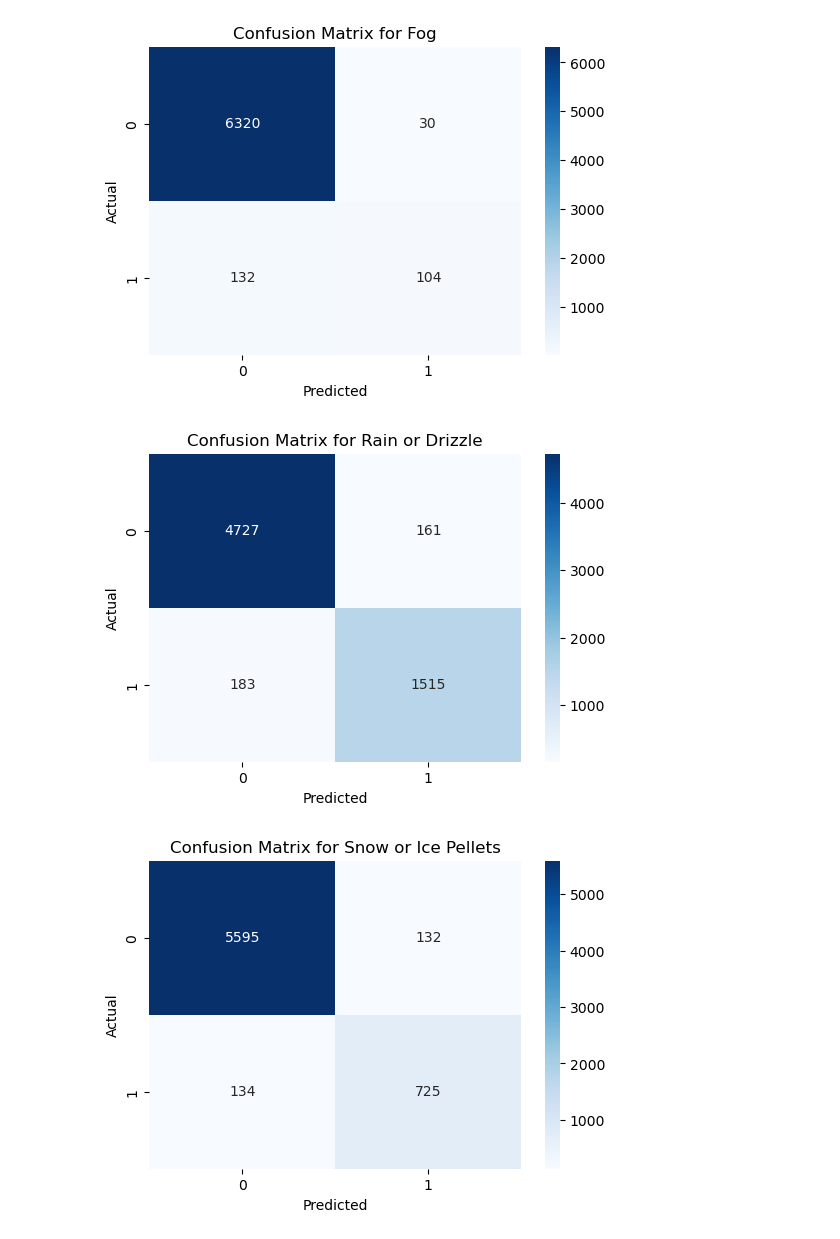
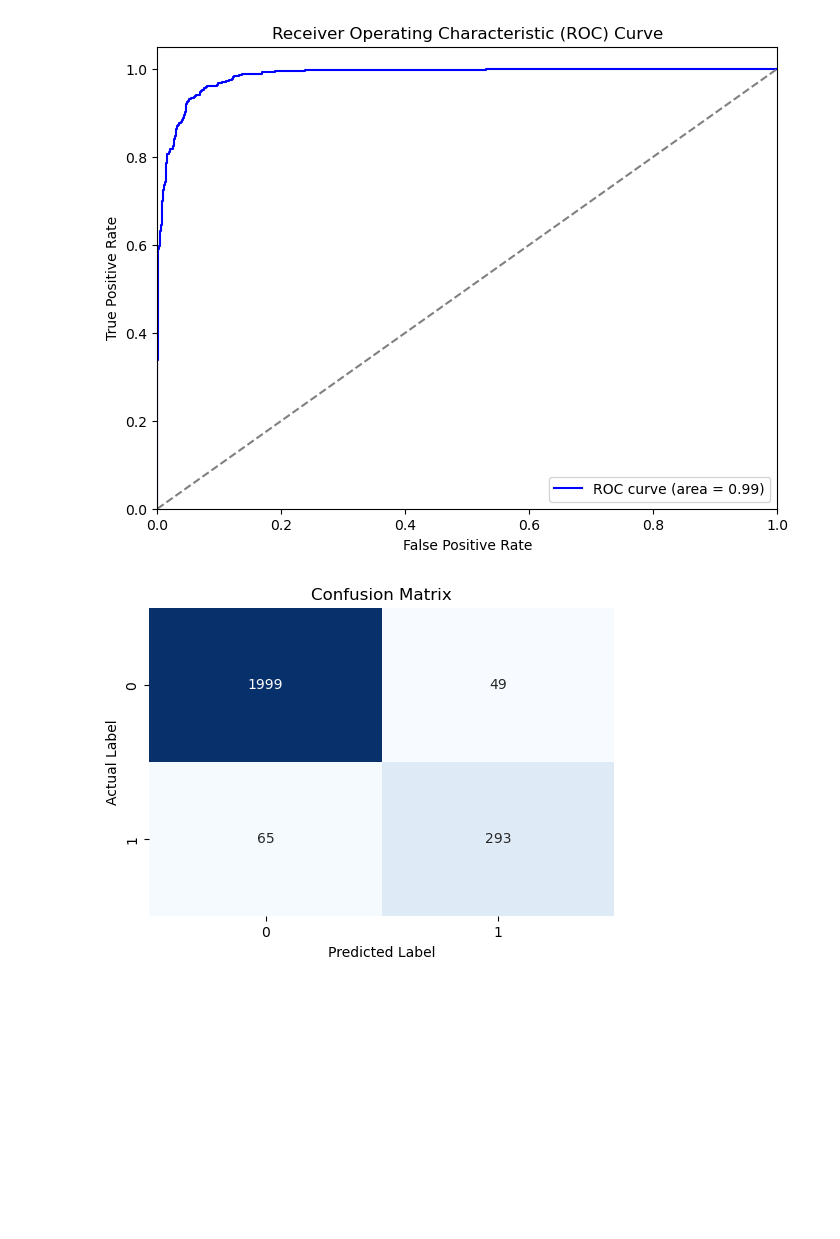
Before and after one commit to MetOffice/ai_data_readiness, a Jupyter notebook: examples/ISD/ISD_xgboost.ipynb, the cells around one changed output. Drawn from its saved outputs; the diff is of its cells as text; code cells hidden in the pictures; blank space fills up the shorter version.

```diff
--- a/examples/ISD/ISD_xgboost.ipynb
+++ b/examples/ISD/ISD_xgboost.ipynb
@@ -82,6 +87,6 @@ f"There are {total_nulls} null values"
 # %%
 # Convert the label column to one-hot encoded format
-labels = df['FRSHTT'].apply(lambda x: list(map(int, x)))
+labels = df['FRSHTT'].apply(lambda x: list(map(int, x[2]))) # x[2] is snow or ice pellets
 labels = np.array(labels.tolist())
 
 # Drop the original label column from the DataFrame
@@ -91,7 +96,7 @@ df = df.drop(columns=['FRSHTT'])
 X = df.values
 
 # Split the data into training and testing sets
-X_train, X_test, y_train, y_test = train_test_split(X, labels, test_size=0.2, random_state=42)
+X_train, X_test, y_train, y_test = train_test_split(X, labels, test_size=0.2)
 
 dtrain = xgb.DMatrix(X_train, label=y_train)
 dtest = xgb.DMatrix(X_test, label=y_test)
@@ -235,23 +169,26 @@ plt.show()
+# %%
+# ROC Curve
+plt.figure(figsize=(8, 6))
+plt.plot(fpr, tpr, color='blue', label=f'ROC curve (area = {roc_auc:.2f})')
+plt.plot([0, 1], [0, 1], linestyle='--', color='gray',)
+plt.xlim([0.0, 1.0])
+plt.ylim([0.0, 1.05])
+plt.xlabel('False Positive Rate')
+plt.ylabel('True Positive Rate')
+plt.title('Receiver Operating Characteristic (ROC) Curve')
+plt.legend(loc="lower right")
+plt.show()
+# %% [output]
+[figure, added]
 # %%
-# Plot confusion matrix for each label
-for i, model in enumerate(models):
-    dtest = xgb.DMatrix(X_test)
-    preds = model.predict(dtest)
+# Confusion Matrix
+conf_matrix = confusion_matrix(y_test, preds_binary)
 
-    # Convert predictions to binary
-    preds_binary = (preds > 0.5).astype(int)
-
-    # Compute confusion matrix
-    cm = confusion_matrix(y_test[:, i], preds_binary)
-
-    # Plot confusion matrix
-    plt.figure(figsize=(6, 4))
-    sns.heatmap(cm, annot=True, fmt='d', cmap='Blues')
-    plt.title(f'Confusion Matrix for {label_names[i]}')
-    plt.xlabel('Predicted')
-    plt.ylabel('Actual')
-    plt.show()
+plt.figure(figsize=(6, 4))
+sns.heatmap(conf_matrix, annot=True, fmt='d', cmap='Blues', cbar=False)
+plt.title('Confusion Matrix')
+plt.ylabel('Actual Label')
+plt.xlabel('Predicted Label')
+plt.show()
 # %% [output]
-[figure, old version]
+[figure, new version]
-[figure, removed]
-[figure, removed]
```
Also changed, not shown: parts of 16 cells of this notebook, 3 other files.
